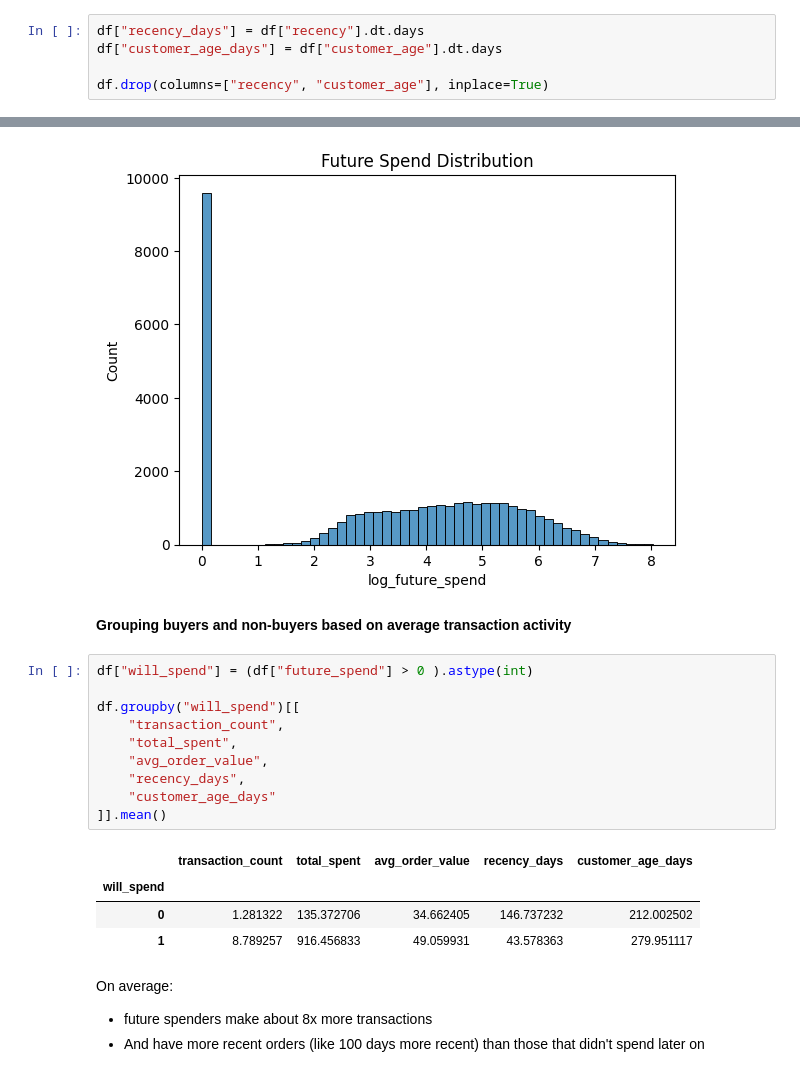
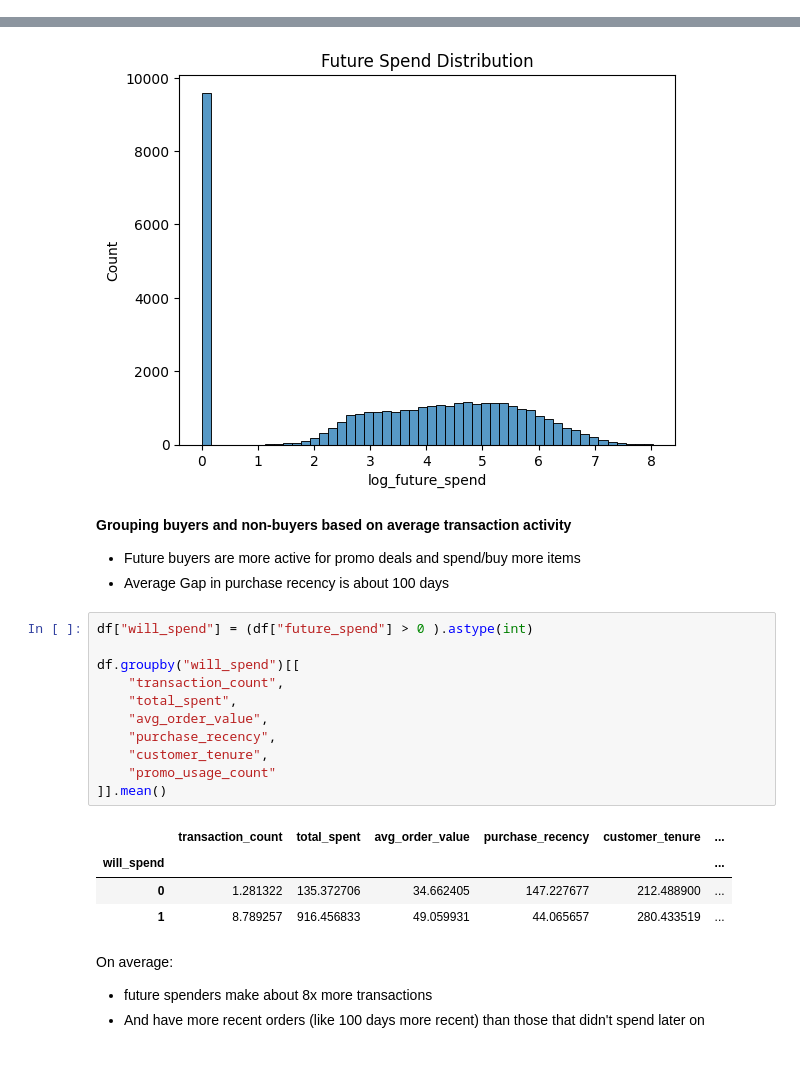
Before and after one commit to Danny-Dalo/Ecommerce-CLV-Prediction, a Jupyter notebook: notebooks/feature_engineering.ipynb, the cells around one changed output, grey strips where cells are left out. Saved outputs shown, nothing was run; the diff lists cells and outputs as text.

```diff
--- a/notebooks/feature_engineering.ipynb
+++ b/notebooks/feature_engineering.ipynb
@@ -19,10 +19,5 @@ df.head()
 # %% [markdown]
 __We'll take transaction recency only in days, it's easier for our model__
-# %%
-df["recency_days"] = df["recency"].dt.days
-df["customer_age_days"] = df["customer_age"].dt.days
-
-df.drop(columns=["recency", "customer_age"], inplace=True)
 # %% [markdown]
 __We'll convert from Indonesian Rupiah to US dollars for better currency clarity and widely accepted format__
 # %%
@@ -44,21 +39,24 @@ plt.show()
 [figure]
 # %% [markdown]
 __Grouping buyers and non-buyers based on average transaction activity__
++ Future buyers are more active for promo deals and spend/buy more items
++ Average Gap in purchase recency is about 100 days
 # %%
 df["will_spend"] = (df["future_spend"] > 0 ).astype(int)
 
 df.groupby("will_spend")[[
     "transaction_count",
     "total_spent",
     "avg_order_value",
-    "recency_days",
-    "customer_age_days"
+    "purchase_recency",
+    "customer_tenure",
+    "promo_usage_count"
 ]].mean()
 # %% [output]
-|  | transaction_count | total_spent | avg_order_value | recency_days | customer_age_days |
-| will_spend |  |  |  |  |  |
-| 0 | 1.281322 | 135.372706 | 34.662405 | 146.737232 | 212.002502 |
-| 1 | 8.789257 | 916.456833 | 49.059931 | 43.578363 | 279.951117 |
+|  | transaction_count | total_spent | avg_order_value | purchase_recency | customer_tenure | ... |
+| will_spend |  |  |  |  |  | ... |
+| 0 | 1.281322 | 135.372706 | 34.662405 | 147.227677 | 212.488900 | ... |
+| 1 | 8.789257 | 916.456833 | 49.059931 | 44.065657 | 280.433519 | ... |
 # %% [markdown]
 On average:
 + future spenders make about 8x more transactions
```
Also changed, not shown: parts of 7 cells of this notebook, 3 other files.
